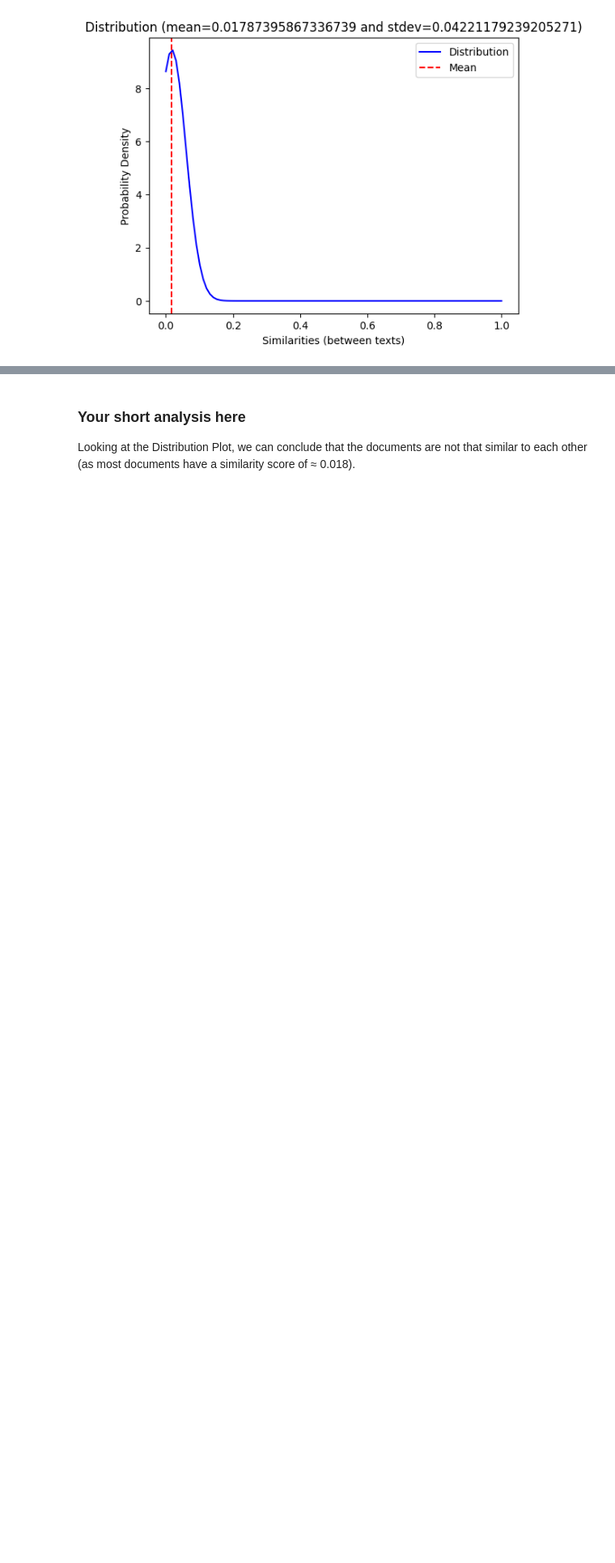
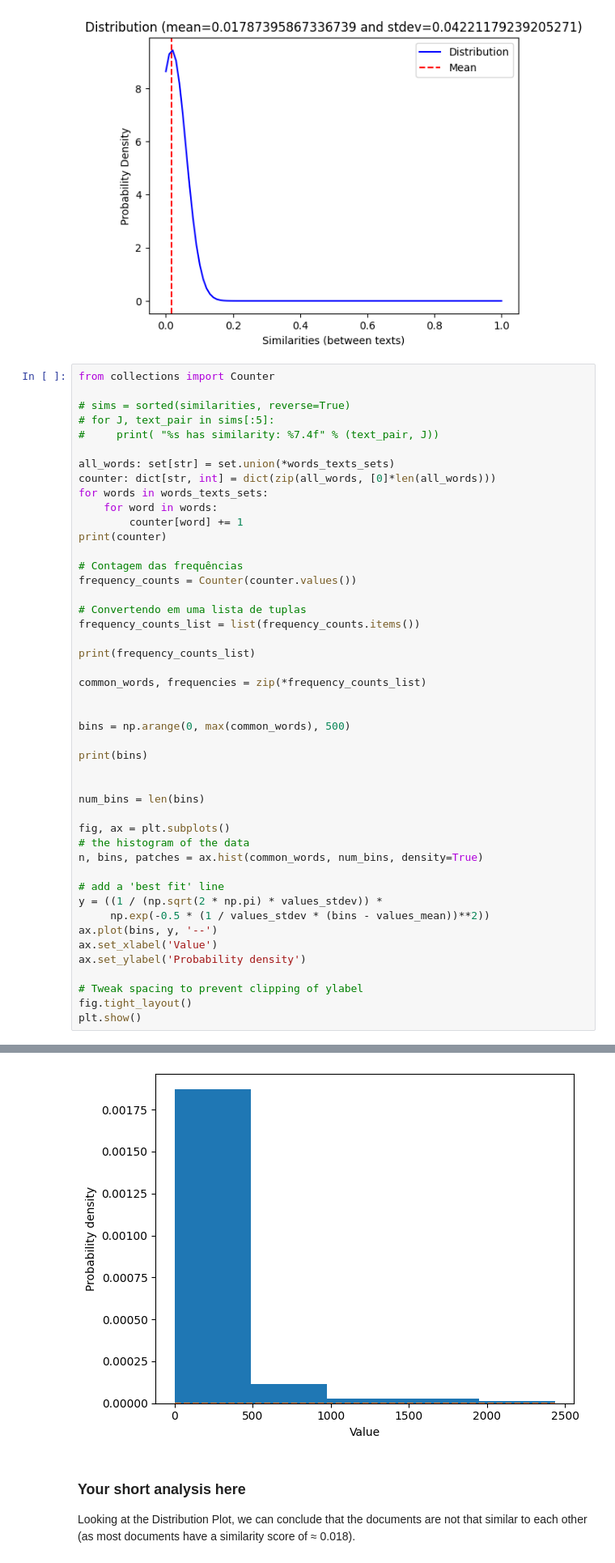
Before and after one commit to rubentorres-developer/DataMining-FirstHomeAssignment, a Jupyter notebook: PD_2324_HA1.ipynb, the cells around one changed output, grey strips where cells are left out. Shown: that part at 81% size. Cells and saved outputs as stored; diff of their text form; blank space fills up the shorter version.

```diff
--- a/PD_2324_HA1.ipynb
+++ b/PD_2324_HA1.ipynb
@@ -222,3 +222,50 @@ values_stdev: float = stdev(values)
 plot_distribution(values_mean, values_stdev)
 # %% [output]
 [figure]
+# %%
+from collections import Counter
+
+# sims = sorted(similarities, reverse=True)
+# for J, text_pair in sims[:5]:
+#     print( "%s has similarity: %7.4f" % (text_pair, J))
+
+all_words: set[str] = set.union(*words_texts_sets)
+counter: dict[str, int] = dict(zip(all_words, [0]*len(all_words)))
+for words in words_texts_sets:
+    for word in words:
+        counter[word] += 1
+print(counter)
+
+# Contagem das frequências
+frequency_counts = Counter(counter.values())
+
+# Convertendo em uma lista de tuplas
+frequency_counts_list = list(frequency_counts.items())
+
+print(frequency_counts_list)
+
+common_words, frequencies = zip(*frequency_counts_list)
+
+
+bins = np.arange(0, max(common_words), 500)
+
+print(bins)
+
+
+num_bins = len(bins)
+
+fig, ax = plt.subplots()
+# the histogram of the data
+n, bins, patches = ax.hist(common_words, num_bins, density=True)
+
+# add a 'best fit' line
+y = ((1 / (np.sqrt(2 * np.pi) * values_stdev)) *
+     np.exp(-0.5 * (1 / values_stdev * (bins - values_mean))**2))
+ax.plot(bins, y, '--')
+ax.set_xlabel('Value')
+ax.set_ylabel('Probability density')
+
+# Tweak spacing to prevent clipping of ylabel
+fig.tight_layout()
+plt.show()
+# %% [output]
@@ -225,3 +275,4 @@ plot_distribution(values_mean, values_stdev)
+[figure, added]
 # %% [markdown]
 ### Your short analysis here
 
```
Also changed, not shown: parts of 1 cell of this notebook.
